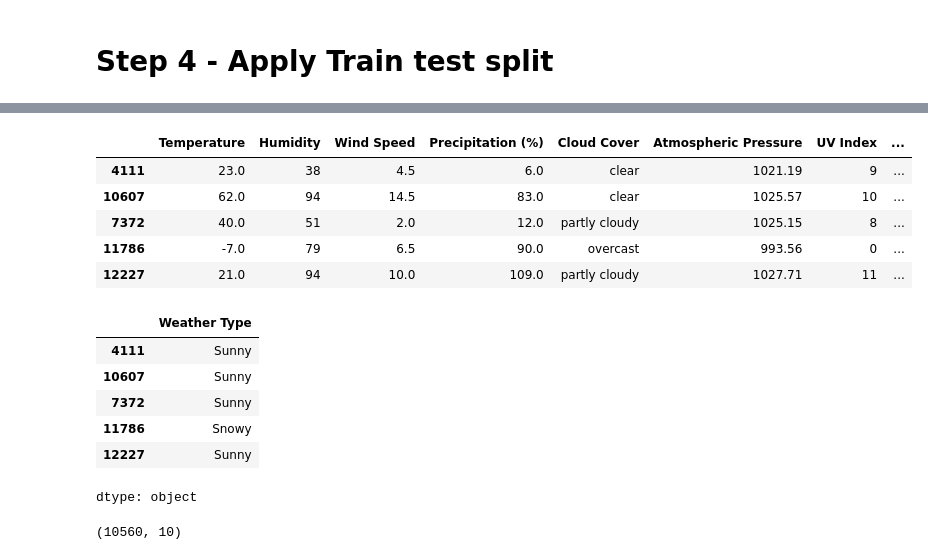
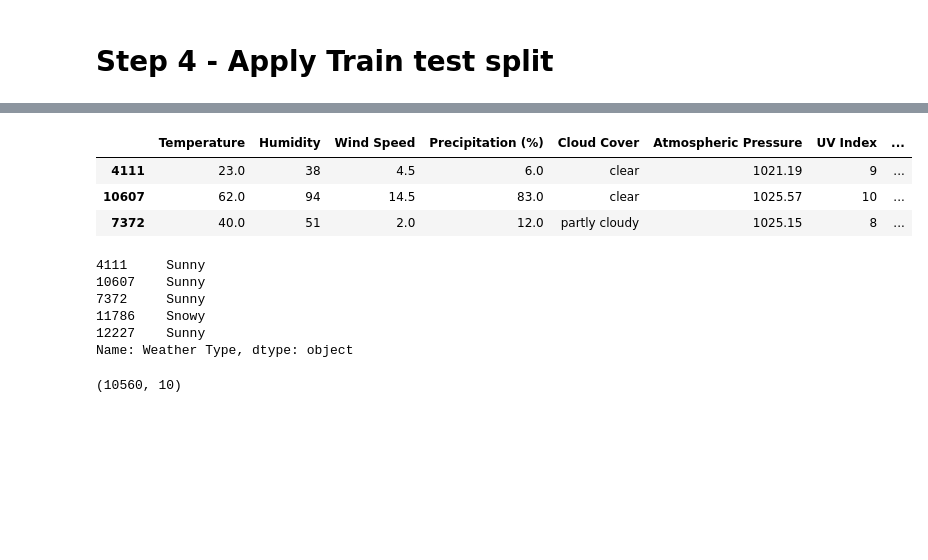
Before and after one commit to deanesh/ML-Wakad-Weekdays-5-7-pm-11th-Dec, a Jupyter notebook: Deep_Learning/04-05-06-Multiclass-Text -Img(Classification)/04_Multiclass_classification_with_Keras.ipynb, the cells around one changed output, grey strips where cells are left out. Cells and saved outputs as stored; diff of their text form; code cells hidden in the pictures; blank space fills up the shorter version.

```diff
--- a/Deep_Learning/04-05-06-Multiclass-Text -Img(Classification)/04_Multiclass_classification_with_Keras.ipynb
+++ b/Deep_Learning/04-05-06-Multiclass-Text -Img(Classification)/04_Multiclass_classification_with_Keras.ipynb
@@ -14,6 +13,8 @@ https://raw.githubusercontent.com/utkarshg1/Neural-Net-Datasets/refs/heads/main/
 import pandas as pd
 df = pd.read_csv(url)
 df.head()
+df = pd.read_csv('train_weather.csv')
+df.head(2)
 # %% [output]
 |  | Temperature | Humidity | Wind Speed | Precipitation (%) | Cloud Cover | Atmospheric Pressure | UV Index | ... |
 | 0 | 14.0 | 73 | 9.5 | 82.0 | partly cloudy | 1010.82 | 2 | ... |
@@ -109,7 +104,5 @@ dtype: int64
 # %%
 from sklearn.model_selection import train_test_split
 
-xtrain, xtest, ytrain, ytest = train_test_split(
-    X, Y, test_size=0.2, random_state=42
-)
+xtrain, xtest, ytrain, ytest = train_test_split( X, Y, test_size=0.2, random_state=42)
 # %%
@@ -134,22 +122,19 @@ dtype: object
 # %%
-xtest.head()
+xtest.head(3)
 # %% [output]
 |  | Temperature | Humidity | Wind Speed | Precipitation (%) | Cloud Cover | Atmospheric Pressure | UV Index | ... |
 | 4111 | 23.0 | 38 | 4.5 | 6.0 | clear | 1021.19 | 9 | ... |
 | 10607 | 62.0 | 94 | 14.5 | 83.0 | clear | 1025.57 | 10 | ... |
 | 7372 | 40.0 | 51 | 2.0 | 12.0 | partly cloudy | 1025.15 | 8 | ... |
-| 11786 | -7.0 | 79 | 6.5 | 90.0 | overcast | 993.56 | 0 | ... |
-| 12227 | 21.0 | 94 | 10.0 | 109.0 | partly cloudy | 1027.71 | 11 | ... |
 # %%
 ytest.head()
 # %% [output]
-|  | Weather Type |
-| 4111 | Sunny |
-| 10607 | Sunny |
-| 7372 | Sunny |
-| 11786 | Snowy |
-| 12227 | Sunny |
-dtype: object
+4111     Sunny
+10607    Sunny
+7372     Sunny
+11786    Snowy
+12227    Sunny
+Name: Weather Type, dtype: object
 # %%
 xtrain.shape
 # %% [output]
```
Also changed, not shown: parts of 27 cells of this notebook, 5 other files.
